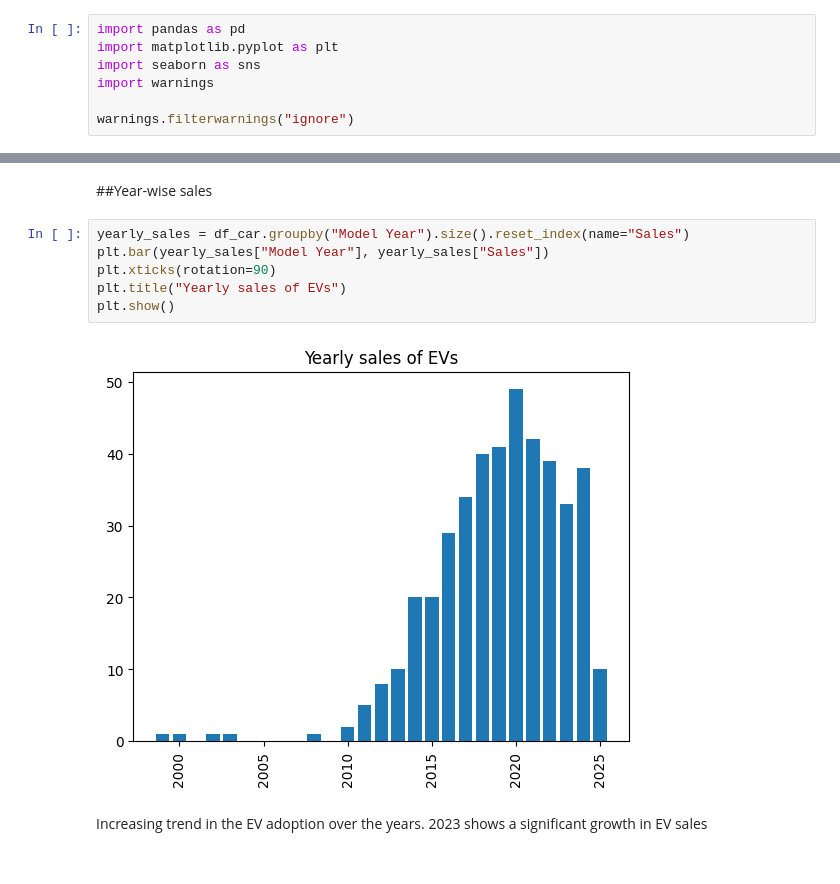
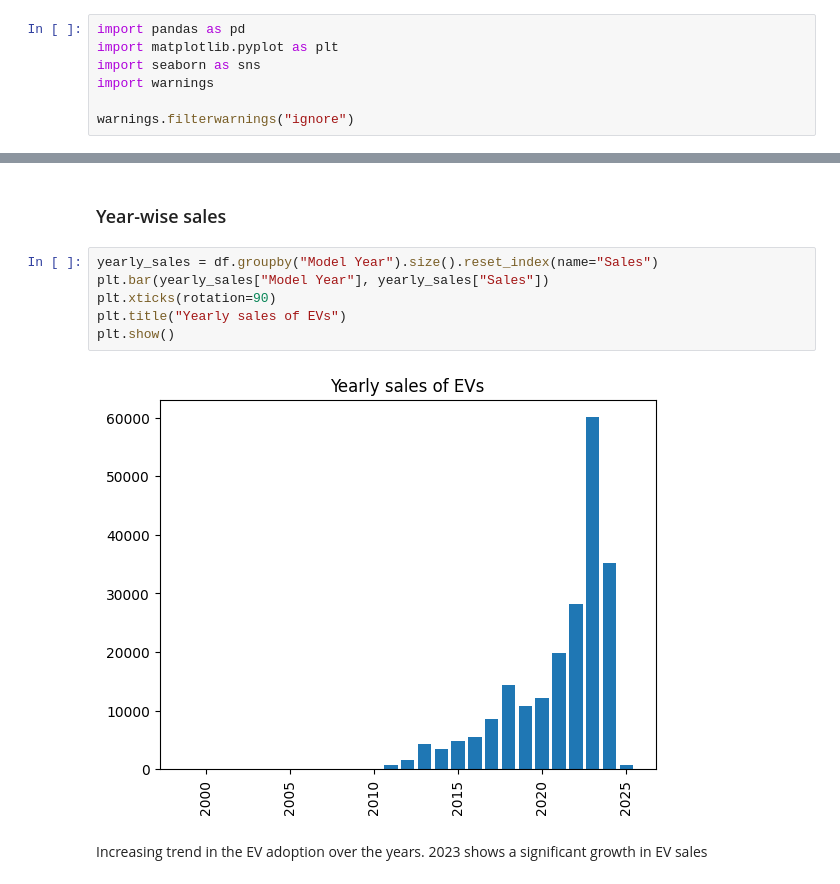
Before and after one commit to amitsingh2409/DA204o-Decoding-the-EV-Adoption, a Jupyter notebook: code/03-EDA.ipynb, the cells around one changed output, grey strips where cells are left out. Cells and saved outputs as stored; diff of their text form.

```diff
--- a/code/03-EDA.ipynb
+++ b/code/03-EDA.ipynb
@@ -56,13 +30,13 @@ plt.show()
 # %% [markdown]
-##Year-wise sales
+### Year-wise sales
 # %%
-yearly_sales = df_car.groupby("Model Year").size().reset_index(name="Sales")
+yearly_sales = df.groupby("Model Year").size().reset_index(name="Sales")
 plt.bar(yearly_sales["Model Year"], yearly_sales["Sales"])
 plt.xticks(rotation=90)
 plt.title("Yearly sales of EVs")
 plt.show()
 # %% [output]
-[figure, old version]
+[figure, new version]
 # %% [markdown]
 Increasing trend in the EV adoption over the years. 2023 shows a significant growth in EV sales
 # %%
```
Also changed, not shown: parts of 25 cells of this notebook, 2 other files.
